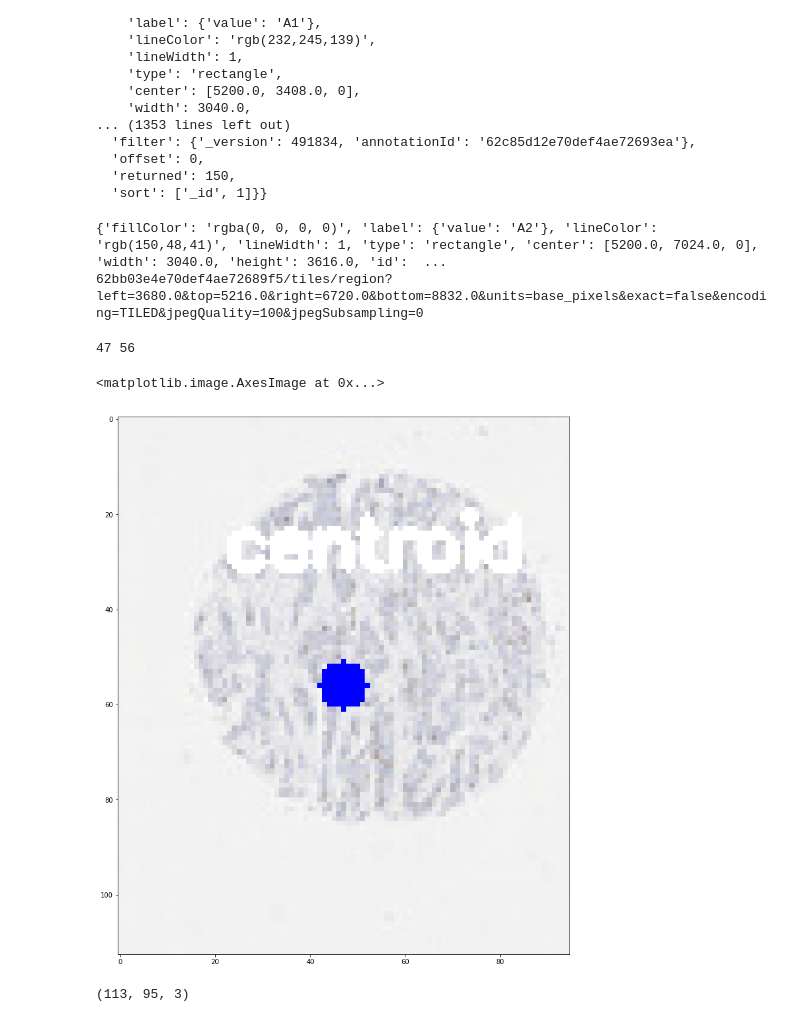
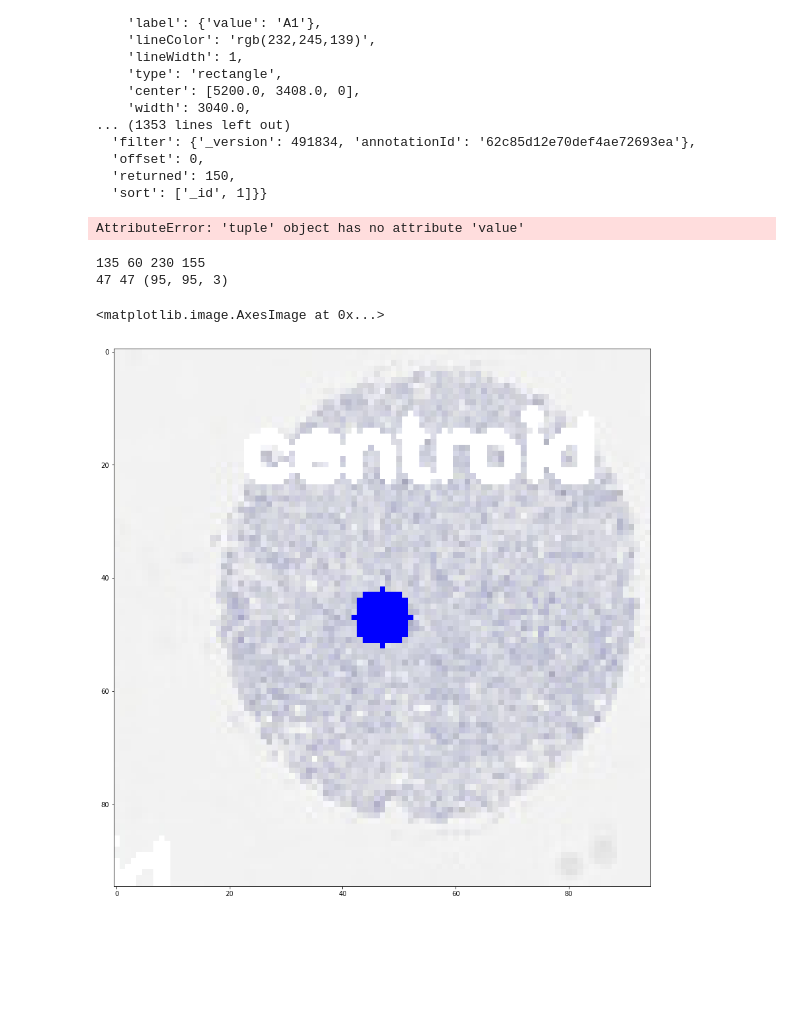
Before and after one commit to dgutman/webix_image_organizer, a Jupyter notebook: microarray/generateRotatedTMAGrid.ipynb, the cells around one changed output. Saved outputs shown, nothing was run; the diff lists cells and outputs as text; code cells hidden in the pictures; blank space fills up the shorter version.

```diff
--- a/microarray/generateRotatedTMAGrid.ipynb
+++ b/microarray/generateRotatedTMAGrid.ipynb
@@ -33,7 +33,7 @@ topLeft = (115,50)
 bottomRight = (1540,1180)
 topRight = (1560,70)
 
-colLabels = [1,2,3,4,5,6,7,8,9,10,11,12,13,14,15,16]
+colLabels = [1,2,3,4,5,6,7,8,9,10,11,12,13,14,15]
 rowLabels = ["A","B","C","D","E","F","G","H","I","J"]
 
 
@@ -228,6 +265,6 @@ ae = d['annotation']['elements'][1]
 # %%
-r= tma.get_annotation_region(gc,imgId,ae)
+
+# r= tma.get_annotation_region(gc,imgId,ae)
 # %% [output]
-{'fillColor': 'rgba(0, 0, 0, 0)', 'label': {'value': 'A2'}, 'lineColor': 'rgb(150,48,41)', 'lineWidth': 1, 'type': 'rectangle', 'center': [5200.0, 7024.0, 0], 'width': 3040.0, 'height': 3616.0, 'id':  ...
-62bb03e4e70def4ae72689f5/tiles/region?left=3680.0&top=5216.0&right=6720.0&bottom=8832.0&units=base_pixels&exact=false&encoding=TILED&jpegQuality=100&jpegSubsampling=0
+AttributeError: 'tuple' object has no attribute 'value'
 # %%
@@ -238,34 +275,39 @@ with open(imgLocalFileName,"wb") as fpi:
 # %%
 import cv2
+## dont forget the damn scale factor
+s = int(elementScaleFactor)
+
+xs = leftX_s.value
+ys = leftY_s.value
+xe = (leftX_s.value+tmaWidth_s.value)
+ye = (leftY_s.value+tmaWidth_s.value)
+
+print(xs,ys,xe,ye)
+
+tmaCore = region_im[ys:ye,xs:xe,:]
 img = tmaCore
+### numpy is columns row, not row columns.. and yes this is confusing
 
 gray_image = cv2.cvtColor(img, cv2.COLOR_BGR2GRAY)
+
+
+gray_image = ~gray_image
 # # convert the grayscale image to binary image
 ret,thresh = cv2.threshold(gray_image,127,255,0)
 
 # # calculate moments of binary image
 M = cv2.moments(thresh)
 cX = int(M["m10"] / M["m00"])
 cY = int(M["m01"] / M["m00"])
 # # put text and highlight the center
-# 15
 cv2.circle(img, (cX, cY), 5, (0, 0, 255), -1)
 # 16
 cv2.putText(img, "centroid", (cX - 25, cY - 25),cv2.FONT_HERSHEY_SIMPLEX, 0.5, (255, 255, 255), 2)
 # 17
-print(cX,cY)
-# 18
-# # display the image
-# 19
-# cv2.imshow("Image", img)
-# 20
-# cv2.waitKey(0)
+print(cX,cY,img.shape)
 plt.imshow(img)
 # %% [output]
-47 56
+135 60 230 155
+47 47 (95, 95, 3)
 <matplotlib.image.AxesImage at 0x...>
-[figure, old version]
+[figure, new version]
-# %%
-img.shape
-# %% [output]
-(113, 95, 3)
```
Also changed, not shown: parts of 13 cells of this notebook.
